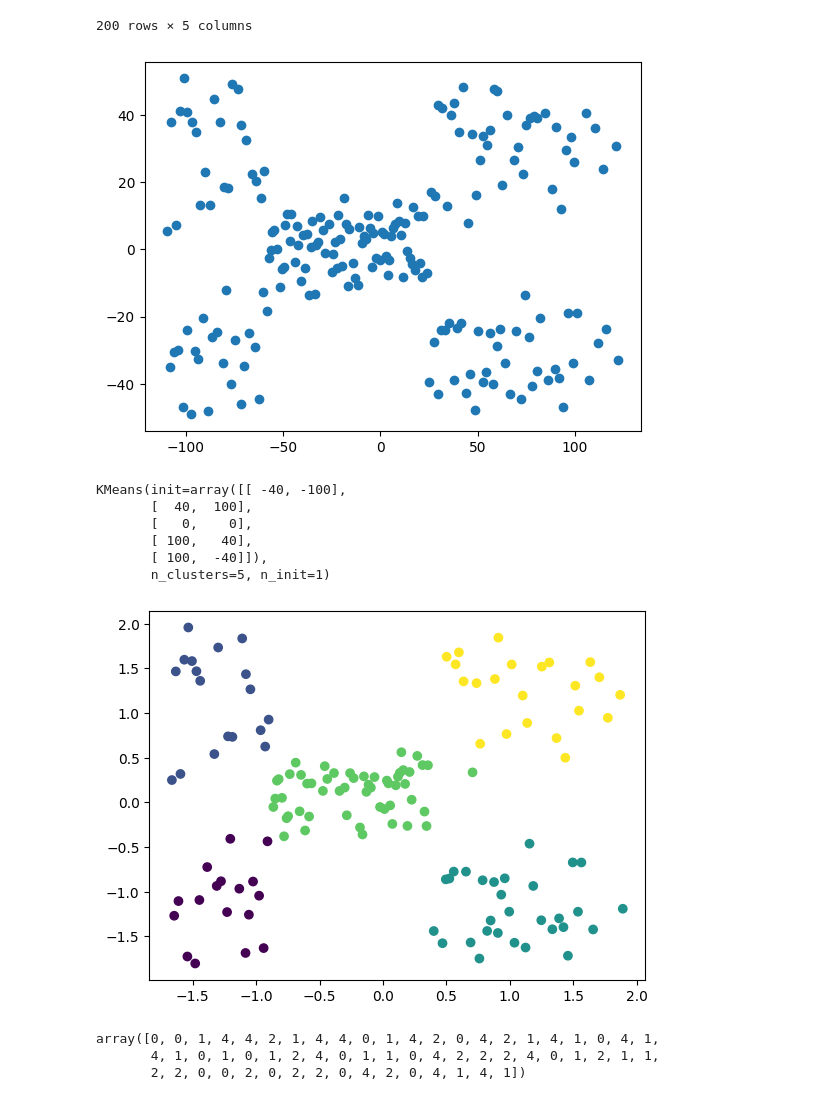
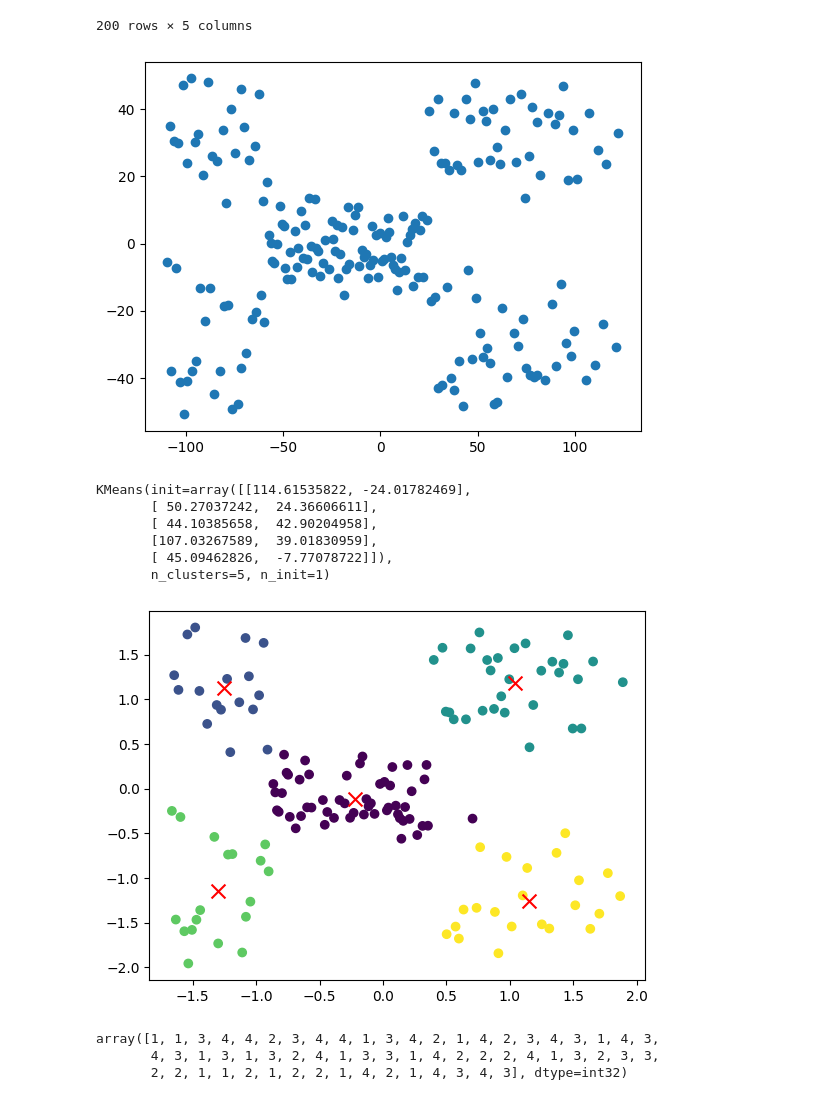
Before and after one commit to Varun-gen-ai/K_means-clustering, a Jupyter notebook: K_means_clustering.ipynb, the cells around one changed output. Saved outputs shown, nothing was run; the diff lists cells and outputs as text; code cells hidden in the pictures.

```diff
--- a/K_means_clustering.ipynb
+++ b/K_means_clustering.ipynb
@@ -12,7 +12,7 @@ from sklearn.model_selection import train_test_split
 from sklearn.metrics import silhouette_score
 # %%
 #importing the data
-df = pd.read_csv('Mall_customers.csv')
+df = pd.read_csv('Mall_Customers.csv')
 # %%
 #get rid of the null values
 df.dropna(inplace=True)
@@ -58,7 +58,7 @@ df_pca = pca.fit_transform(df)
 plt.scatter(df_pca[:, 0], df_pca[:, 1], cmap='viridis', marker='o')
 plt.show()
 # %% [output]
-[figure, old version]
+[figure, new version]
 # %%
 x_train ,x_test = train_test_split(df_pca, test_size=.3, random_state=42)
 # %%
@@ -67,39 +67,33 @@ scaler = StandardScaler()
 data_scaled = scaler.fit_transform(x_train)
 # %%
 #initializing cluster centroids respective to the dataset
-np.random.seed(42)
-initial_centroids = np.array([
-    [-40, -100],
-    [40, 100],
-    [0, 0],
-    [100, 40],
-    [100, -40]  # Adjust this if needed
-])
-intial_centroids = scaler.fit_transform(initial_centroids)
+np.random.seed(42)  # Ensuring reproducibility
+random_indices = np.random.choice(len(x_train), size=5, replace=False)
+initial_centroids = x_train[random_indices]
 # %%
 kmeans = KMeans(n_clusters=5, init=initial_centroids, n_init=1)
 
 kmeans.fit(data_scaled)
 # %% [output]
-KMeans(init=array([[ -40, -100],
-       [  40,  100],
-       [   0,    0],
-       [ 100,   40],
-       [ 100,  -40]]),
+KMeans(init=array([[114.61535822, -24.01782469],
+       [ 50.27037242,  24.36606611],
+       [ 44.10385658,  42.90204958],
+       [107.03267589,  39.01830959],
+       [ 45.09462826,  -7.77078722]]),
        n_clusters=5, n_init=1)
 # %%
 #plotting the data and the cluster centroids
 plt.scatter(data_scaled[:, 0], data_scaled[:, 1], c=kmeans.labels_, cmap='viridis', marker='o')
-# plt.scatter(data.transform(kmeans.cluster_centers_)[:, 0], pca.transform(kmeans.cluster_centers_)[:, 1],
-#             c='red', marker='x', s=100, label='Centroids')
+plt.scatter(kmeans.cluster_centers_[:, 0],kmeans.cluster_centers_[:, 1],
+            c='red', marker='x', s=100, label='Centroids')
 plt.show()
 # %% [output]
-[figure, old version]
+[figure, new version]
 # %%
 kpred = kmeans.predict(x_test)
 # %%
 kpred
 # %% [output]
-array([0, 0, 1, 4, 4, 2, 1, 4, 4, 0, 1, 4, 2, 0, 4, 2, 1, 4, 1, 0, 4, 1,
-       4, 1, 0, 1, 0, 1, 2, 4, 0, 1, 1, 0, 4, 2, 2, 2, 4, 0, 1, 2, 1, 1,
-       2, 2, 0, 0, 2, 0, 2, 2, 0, 4, 2, 0, 4, 1, 4, 1])
+array([1, 1, 3, 4, 4, 2, 3, 4, 4, 1, 3, 4, 2, 1, 4, 2, 3, 4, 3, 1, 4, 3,
+       4, 3, 1, 3, 1, 3, 2, 4, 1, 3, 3, 1, 4, 2, 2, 2, 4, 1, 3, 2, 3, 3,
+       2, 2, 1, 1, 2, 1, 2, 2, 1, 4, 2, 1, 4, 3, 4, 3], dtype=int32)
```
Also changed, not shown: parts of 3 cells of this notebook.
